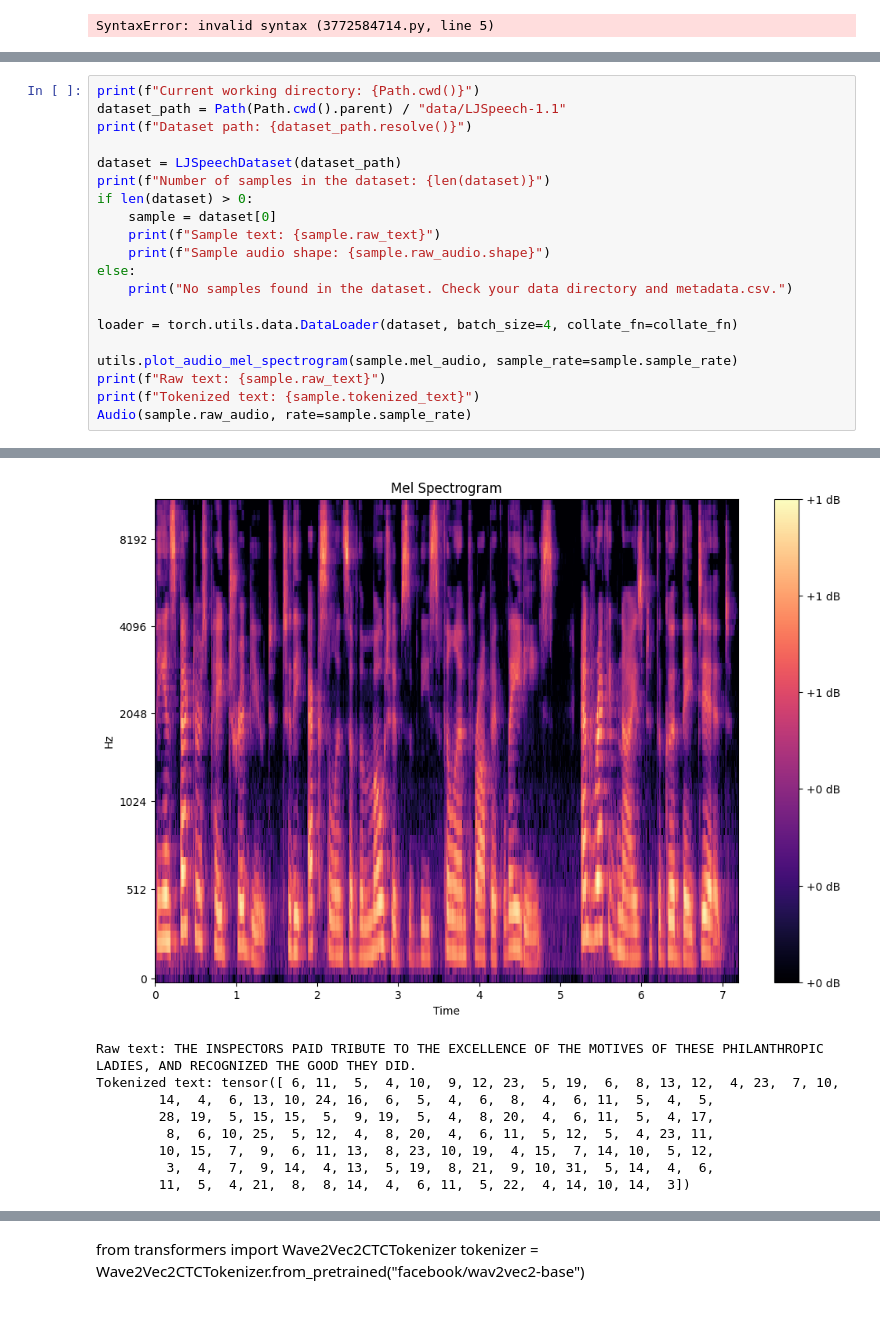
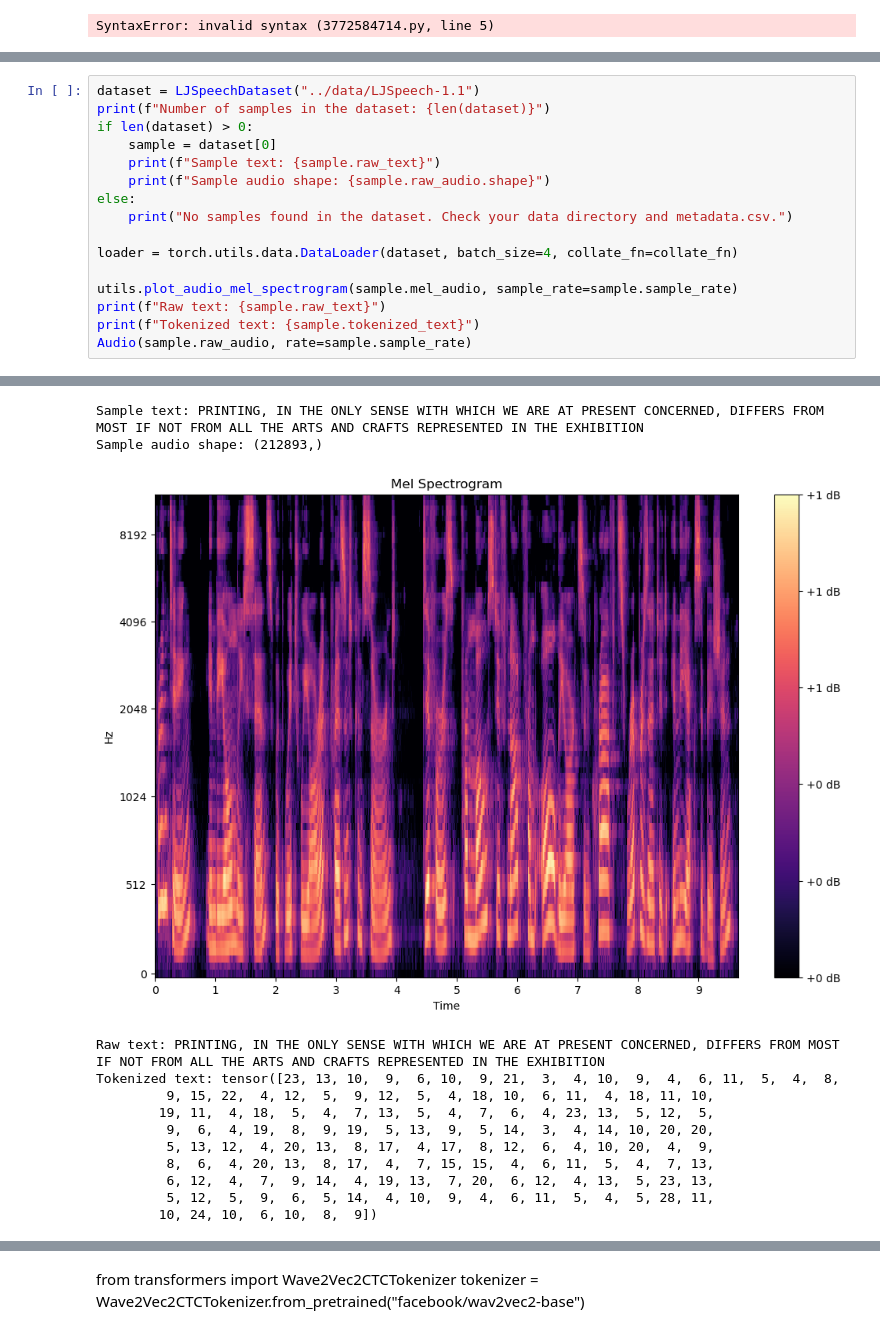
Before and after one commit to strangehiccups/ECE1508, a Jupyter notebook: Code/main.ipynb, the cells around one changed output, grey strips where cells are left out. Drawn from its saved outputs; the diff is of its cells as text.

```diff
--- a/Code/main.ipynb
+++ b/Code/main.ipynb
@@ -32,9 +29,5 @@ The autoreload extension is already loaded. To reload it, use:
 # %%
-print(f"Current working directory: {Path.cwd()}")
-dataset_path = Path(Path.cwd().parent) / "data/LJSpeech-1.1"
-print(f"Dataset path: {dataset_path.resolve()}")
-
-dataset = LJSpeechDataset(dataset_path)
+dataset = LJSpeechDataset("../data/LJSpeech-1.1")
 print(f"Number of samples in the dataset: {len(dataset)}")
 if len(dataset) > 0:
     sample = dataset[0]
@@ -59,12 +48,16 @@ Sample audio shape: (158621,)
+Sample text: PRINTING, IN THE ONLY SENSE WITH WHICH WE ARE AT PRESENT CONCERNED, DIFFERS FROM MOST IF NOT FROM ALL THE ARTS AND CRAFTS REPRESENTED IN THE EXHIBITION
+Sample audio shape: (212893,)
-[figure, old version]
+[figure, new version]
-Raw text: THE INSPECTORS PAID TRIBUTE TO THE EXCELLENCE OF THE MOTIVES OF THESE PHILANTHROPIC LADIES, AND RECOGNIZED THE GOOD THEY DID.
-Tokenized text: tensor([ 6, 11,  5,  4, 10,  9, 12, 23,  5, 19,  6,  8, 13, 12,  4, 23,  7, 10,
-        14,  4,  6, 13, 10, 24, 16,  6,  5,  4,  6,  8,  4,  6, 11,  5,  4,  5,
-        28, 19,  5, 15, 15,  5,  9, 19,  5,  4,  8, 20,  4,  6, 11,  5,  4, 17,
-         8,  6, 10, 25,  5, 12,  4,  8, 20,  4,  6, 11,  5, 12,  5,  4, 23, 11,
-        10, 15,  7,  9,  6, 11, 13,  8, 23, 10, 19,  4, 15,  7, 14, 10,  5, 12,
-         3,  4,  7,  9, 14,  4, 13,  5, 19,  8, 21,  9, 10, 31,  5, 14,  4,  6,
-        11,  5,  4, 21,  8,  8, 14,  4,  6, 11,  5, 22,  4, 14, 10, 14,  3])
+Raw text: PRINTING, IN THE ONLY SENSE WITH WHICH WE ARE AT PRESENT CONCERNED, DIFFERS FROM MOST IF NOT FROM ALL THE ARTS AND CRAFTS REPRESENTED IN THE EXHIBITION
+Tokenized text: tensor([23, 13, 10,  9,  6, 10,  9, 21,  3,  4, 10,  9,  4,  6, 11,  5,  4,  8,
+         9, 15, 22,  4, 12,  5,  9, 12,  5,  4, 18, 10,  6, 11,  4, 18, 11, 10,
+        19, 11,  4, 18,  5,  4,  7, 13,  5,  4,  7,  6,  4, 23, 13,  5, 12,  5,
+         9,  6,  4, 19,  8,  9, 19,  5, 13,  9,  5, 14,  3,  4, 14, 10, 20, 20,
+         5, 13, 12,  4, 20, 13,  8, 17,  4, 17,  8, 12,  6,  4, 10, 20,  4,  9,
+         8,  6,  4, 20, 13,  8, 17,  4,  7, 15, 15,  4,  6, 11,  5,  4,  7, 13,
+         6, 12,  4,  7,  9, 14,  4, 19, 13,  7, 20,  6, 12,  4, 13,  5, 23, 13,
+         5, 12,  5,  9,  6,  5, 14,  4, 10,  9,  4,  6, 11,  5,  4,  5, 28, 11,
+        10, 24, 10,  6, 10,  8,  9])
 [interactive output not drawn]
 # %% [markdown]
 
```
Also changed, not shown: parts of 4 cells of this notebook, 1 other file.
